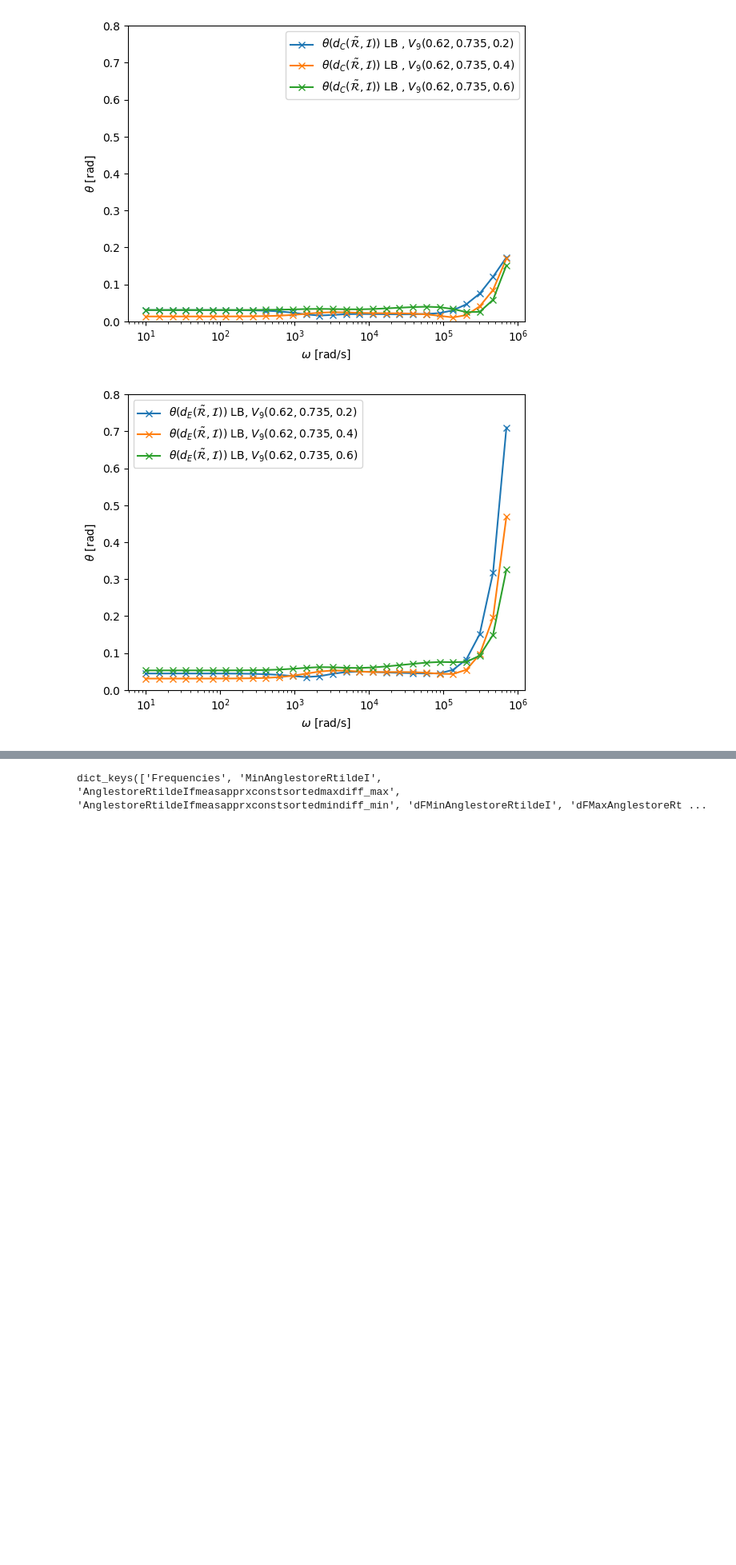
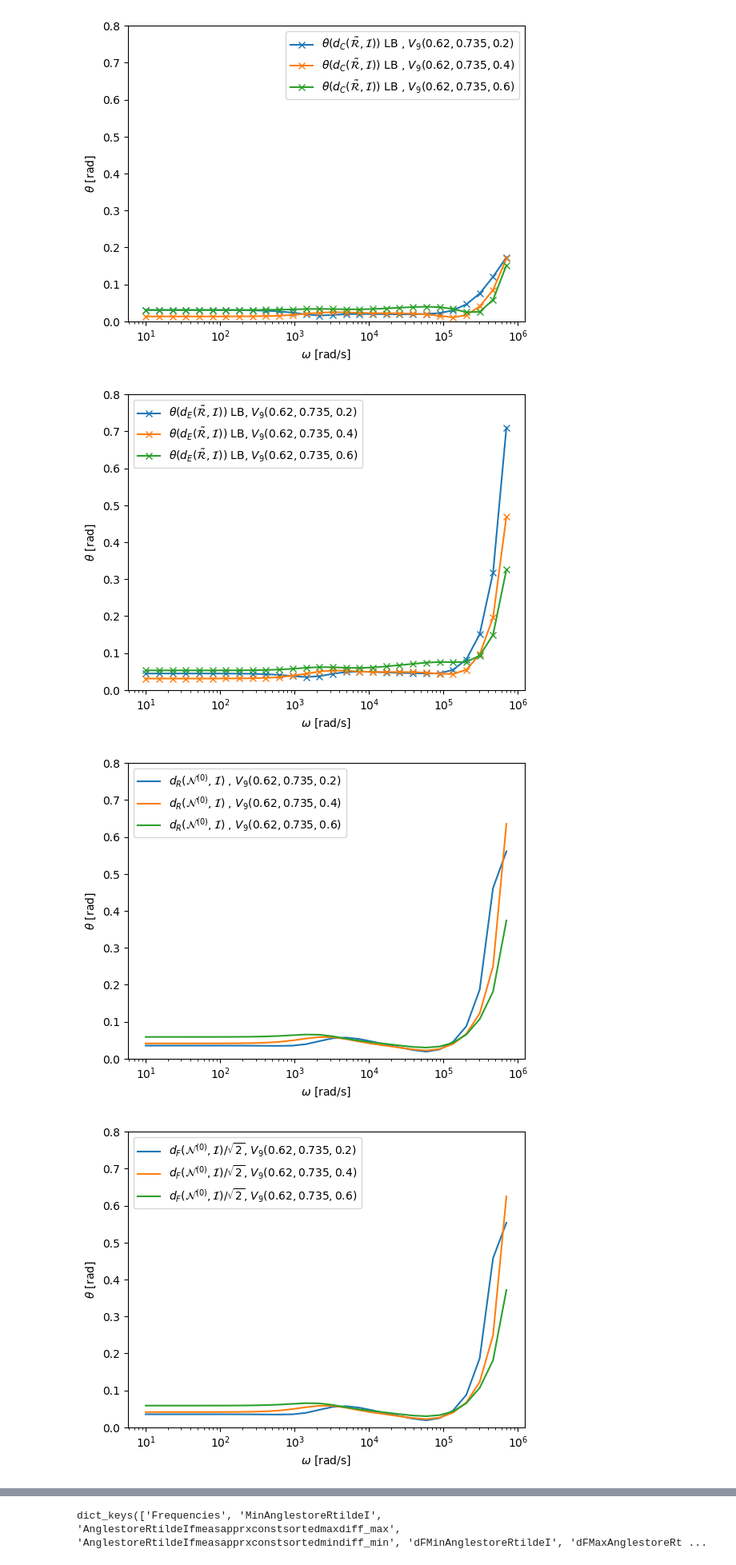
Before and after one commit to pdledger/Rodrigues_Angles, a Jupyter notebook: concave-irreg-poly-varyz.ipynb, the cells around one changed output, grey strips where cells are left out. Shown at 80% size. Cells and saved outputs as stored; diff of their text form; code cells hidden in the pictures; blank space fills up the shorter version.

```diff
--- a/concave-irreg-poly-varyz.ipynb
+++ b/concave-irreg-poly-varyz.ipynb
@@ -169,3 +169,66 @@ plt.show()
 [figure]
 [figure]
 [figure]
+# %%
+Label=[", $V_9(0.62,0.735,0.2)$", ", $V_9(0.62,0.735,0.4)$", ", $V_9(0.62,0.735,0.6)$"]
+count=0
+fig=plt.figure()
+for N0IResults in [N0IResultsz0,N0IResultsz0_4,N0IResultsz0_6]:
+    Frequencies=N0IResults["Frequencies"]
+    MinAnglestoreN0I=N0IResults["MinAnglestoreN0I"]
+    dFMinAnglestoreN0I = N0IResults["dFMinAnglestoreN0I"]
+    plt.semilogx(Frequencies,MinAnglestoreN0I,label=r'$d_R({\cal N}^{(0)},{\cal I})$ '+Label[count])
+    count=count+1
+plt.xlabel(r'$\omega$ [rad/s]')
+plt.ylabel(r'$\theta$ [rad]')
+plt.ylim(0,0.8)
+plt.legend()
+plt.savefig("OCC_step_irreg_hexahedron_concave_dR_N0_metrics_al_0.01_mu_32_sig_1e7_varyz.pdf")
+plt.show()
+
+
+count=0
+fig=plt.figure()
+for N0IResults in [N0IResultsz0,N0IResultsz0_4,N0IResultsz0_6]:
+    Frequencies=N0IResults["Frequencies"]
+    MinAnglestoreN0I=N0IResults["MinAnglestoreN0I"]
+    dFMinAnglestoreN0I = N0IResults["dFMinAnglestoreN0I"]
+    plt.semilogx(Frequencies,dFMinAnglestoreN0I/np.sqrt(2),label=r'$d_F({\cal N}^{(0)},{\cal I})/\sqrt{2}$'+Label[count])
+    count=count+1
+plt.xlabel(r'$\omega$ [rad/s]')
+plt.ylabel(r'$\theta$ [rad]')
+plt.ylim(0,0.8)
+plt.legend()
+plt.savefig("OCC_step_irreg_hexahedron_concave_dF_N0_metrics_al_0.01_mu_32_sig_1e7_varyz.pdf")
+plt.show()
+
+count=0
+fig=plt.figure()
+for N0IResults in [N0IResultsz0,N0IResultsz0_4,N0IResultsz0_6]:
+    Frequencies=N0IResults["Frequencies"]
+    AnglestoreN0Icommeasapprxconstsortedmaxdiff_max=np.fmin(N0IResults["AnglestoreN0Icommeasapprxconstsortedmaxdiff_max"],N0IResults["AnglestoreN0Icommeasapprxconstsortedmindiff_min"])
+    plt.semilogx(Frequencies,AnglestoreN0Icommeasapprxconstsortedmaxdiff_max,'-x',label=r'$\theta(d_C({\cal N}^{(0)},{\cal I}))$ LB '+Label[count])
+    count=count+1
+plt.xlabel(r'$\omega$ [rad/s]')
+plt.ylabel(r'$\theta$ [rad]')
+plt.ylim(0,0.8)
+plt.legend()
+plt.savefig("OCC_step_irreg_hexahedron_concave_dC_N0_metrics_al_0.01_mu_32_sig_1e7_varyz.pdf")
+plt.show()
+
+count=0
+fig=plt.figure()
+for N0IResults in [N0IResultsz0,N0IResultsz0_4,N0IResultsz0_6]:
+    Frequencies=N0IResults["Frequencies"]
+    AnglestoreN0Ifmeasapprxconstsortedmaxdiff_max=np.fmin(N0IResults["AnglestoreN0Ifmeasapprxconstsortedmaxdiff_max"],N0IResults["AnglestoreN0Ifmeasapprxconstsortedmindiff_min"])
+    plt.semilogx(Frequencies,AnglestoreN0Ifmeasapprxconstsortedmaxdiff_max,'-x',label=r'$\theta(d_E({\cal N}^{(0)},{\cal I}))$ LB'+Label[count])
+    count=count+1
+plt.xlabel(r'$\omega$ [rad/s]')
+plt.ylabel(r'$\theta$ [rad]')
+plt.ylim(0,0.8)
+plt.legend()
+plt.savefig("OCC_step_irreg_hexahedron_concave_dE_N0_metrics_al_0.01_mu_32_sig_1e7_varyz.pdf")
+plt.show()
+# %% [output]
+[figure, added]
+[figure, added]
```
Also changed, not shown: parts of 2 cells of this notebook, 51 other files.
